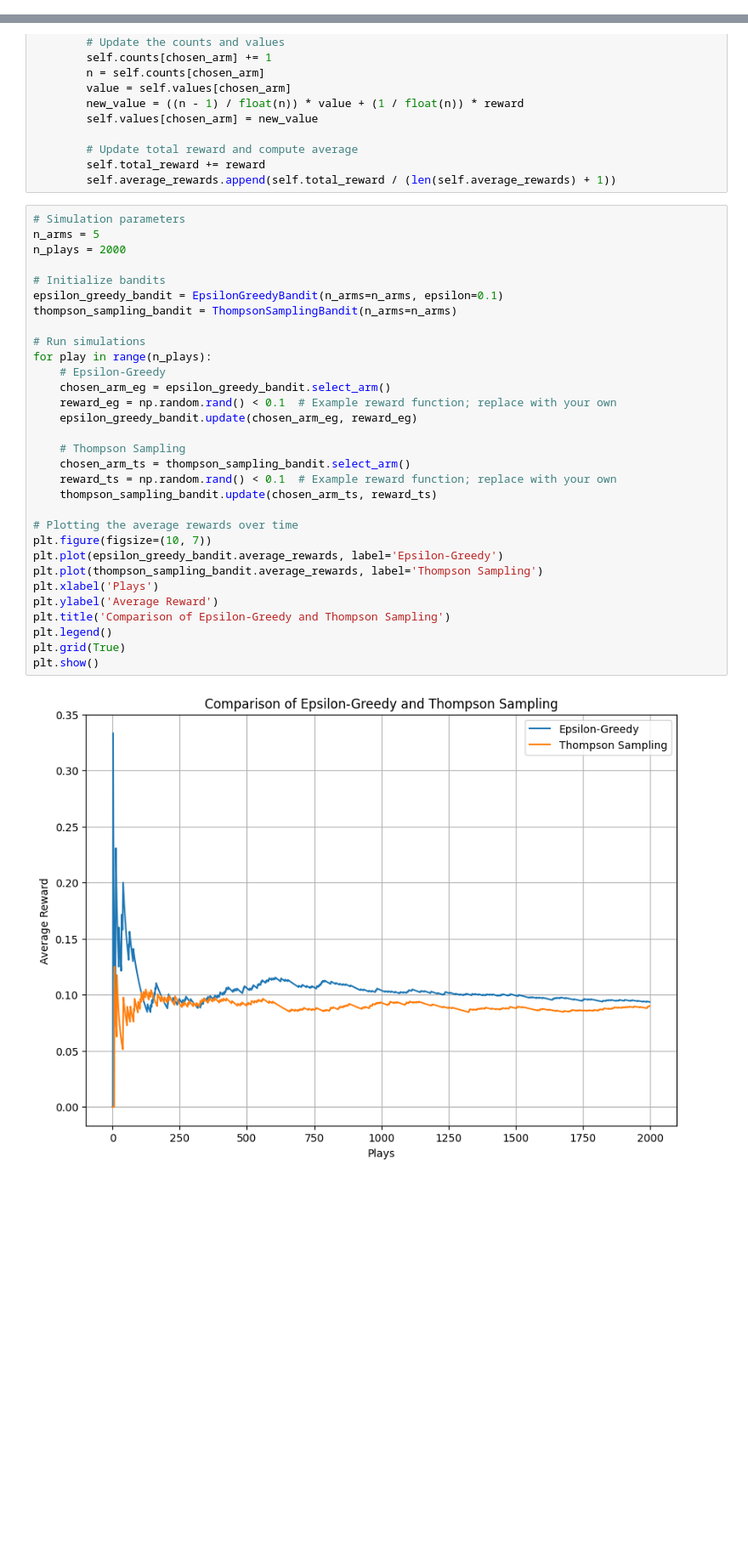
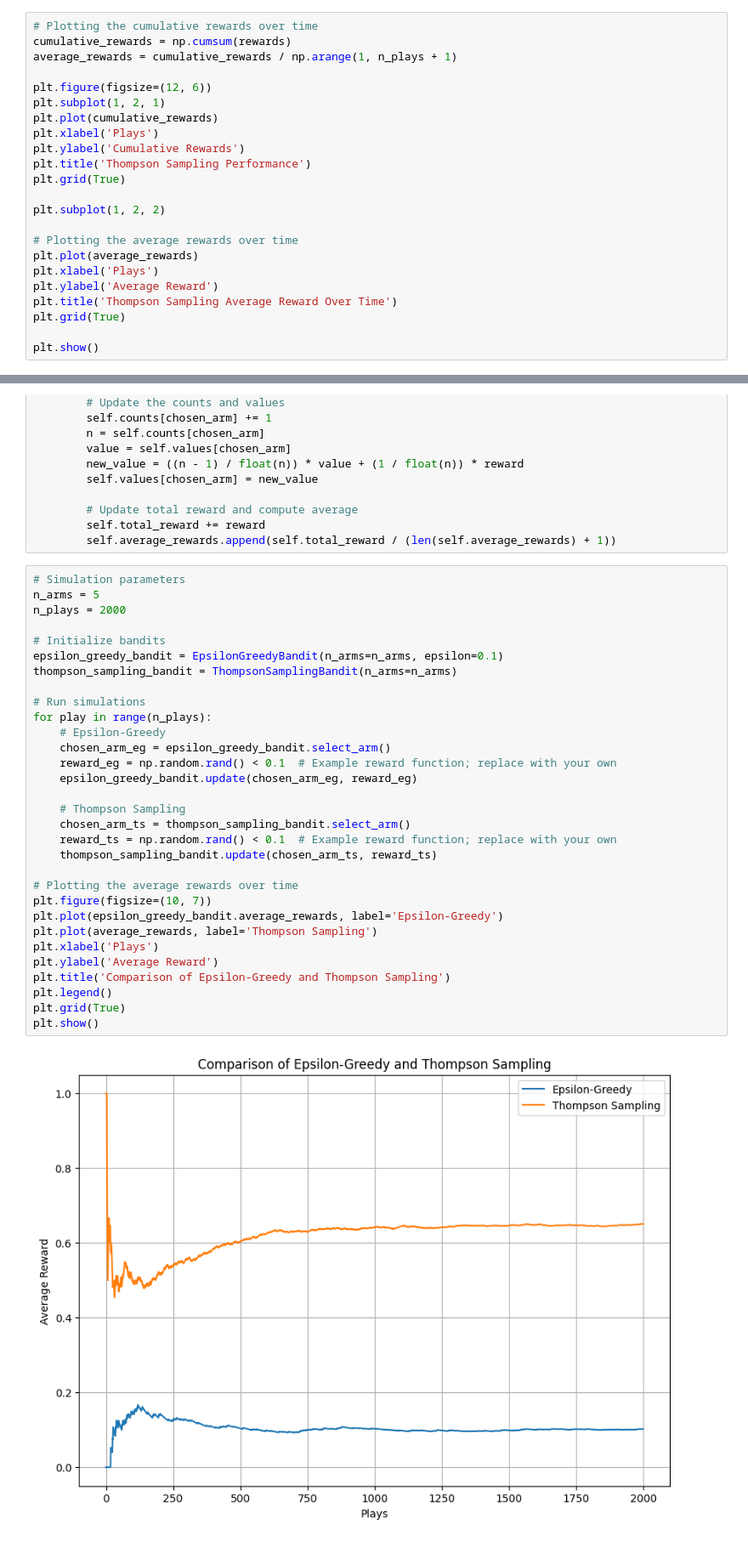
Before and after one commit to marara02/Comp_532_ml_bioinspired_opt, a Jupyter notebook: multi_armed_bandit_r_learning/Thompsonsampling.ipynb, the cells around one changed output, grey strips where cells are left out. Shown: that part at 85% size. Drawn from its saved outputs; the diff is of its cells as text; blank space fills up the shorter version.

Commit message:
Thompson Sampling model

```diff
--- a/multi_armed_bandit_r_learning/Thompsonsampling.ipynb
+++ b/multi_armed_bandit_r_learning/Thompsonsampling.ipynb
@@ -193,0 +60,23 @@ plt.show()
+# %%
+# Plotting the cumulative rewards over time
+cumulative_rewards = np.cumsum(rewards)
+average_rewards = cumulative_rewards / np.arange(1, n_plays + 1)
+
+plt.figure(figsize=(12, 6))
+plt.subplot(1, 2, 1)
+plt.plot(cumulative_rewards)
+plt.xlabel('Plays')
+plt.ylabel('Cumulative Rewards')
+plt.title('Thompson Sampling Performance')
+plt.grid(True)
+
+plt.subplot(1, 2, 2)
+
+# Plotting the average rewards over time
+plt.plot(average_rewards)
+plt.xlabel('Plays')
+plt.ylabel('Average Reward')
+plt.title('Thompson Sampling Average Reward Over Time')
+plt.grid(True)
+
+plt.show()
@@ -224,32 +130,32 @@ class EpsilonGreedyBandit:
 # Simulation parameters
 n_arms = 5
 n_plays = 2000
 
 # Initialize bandits
 epsilon_greedy_bandit = EpsilonGreedyBandit(n_arms=n_arms, epsilon=0.1)
 thompson_sampling_bandit = ThompsonSamplingBandit(n_arms=n_arms)
 
 # Run simulations
 for play in range(n_plays):
     # Epsilon-Greedy
     chosen_arm_eg = epsilon_greedy_bandit.select_arm()
     reward_eg = np.random.rand() < 0.1  # Example reward function; replace with your own
     epsilon_greedy_bandit.update(chosen_arm_eg, reward_eg)
 
     # Thompson Sampling
     chosen_arm_ts = thompson_sampling_bandit.select_arm()
     reward_ts = np.random.rand() < 0.1  # Example reward function; replace with your own
     thompson_sampling_bandit.update(chosen_arm_ts, reward_ts)
 
 # Plotting the average rewards over time
 plt.figure(figsize=(10, 7))
 plt.plot(epsilon_greedy_bandit.average_rewards, label='Epsilon-Greedy')
-plt.plot(thompson_sampling_bandit.average_rewards, label='Thompson Sampling')
+plt.plot(average_rewards, label='Thompson Sampling')
 plt.xlabel('Plays')
 plt.ylabel('Average Reward')
 plt.title('Comparison of Epsilon-Greedy and Thompson Sampling')
 plt.legend()
 plt.grid(True)
 plt.show()
 # %% [output]
-[figure, old version]
+[figure, new version]
```
Also changed, not shown: parts of 6 cells of this notebook, 1 other file.
